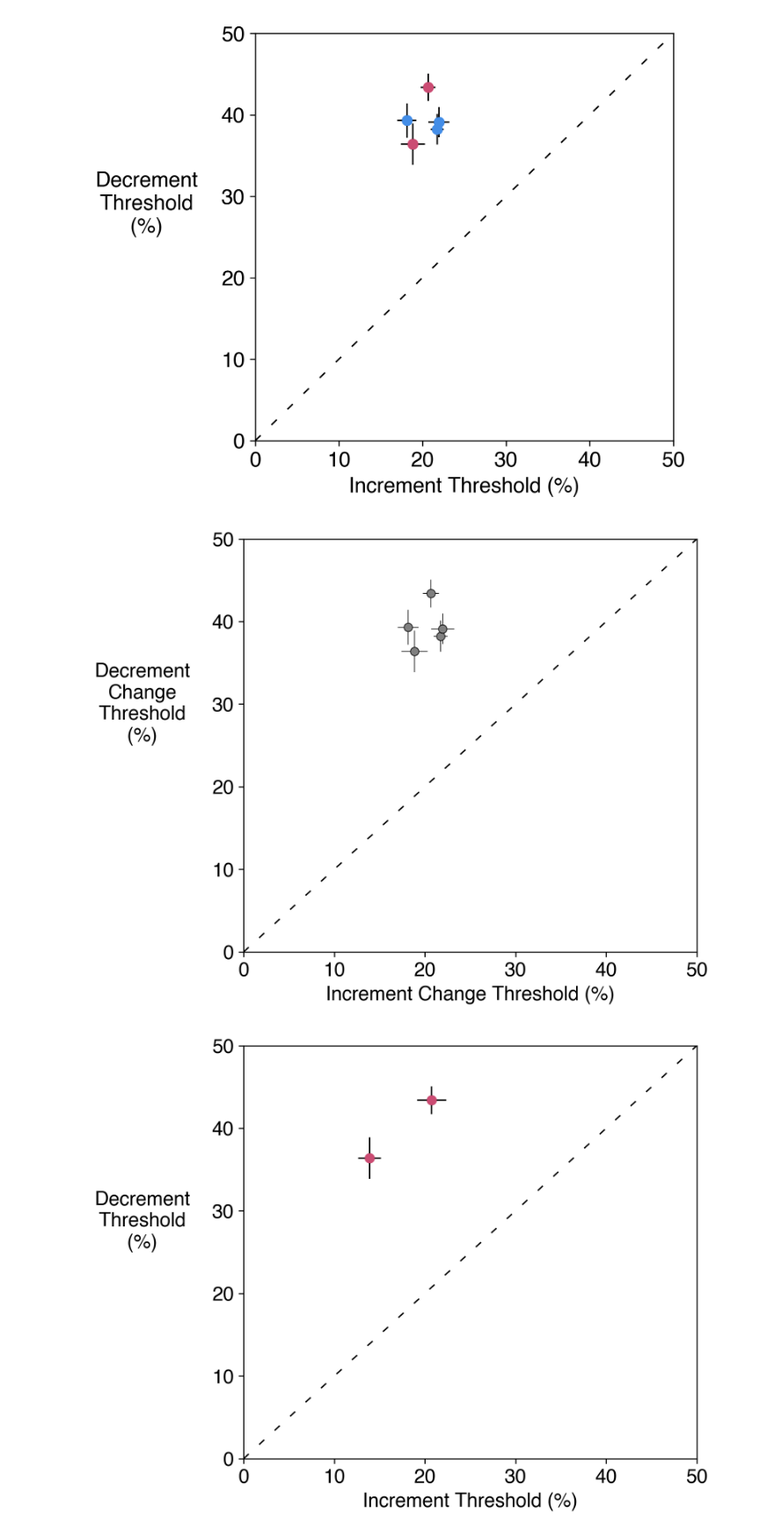
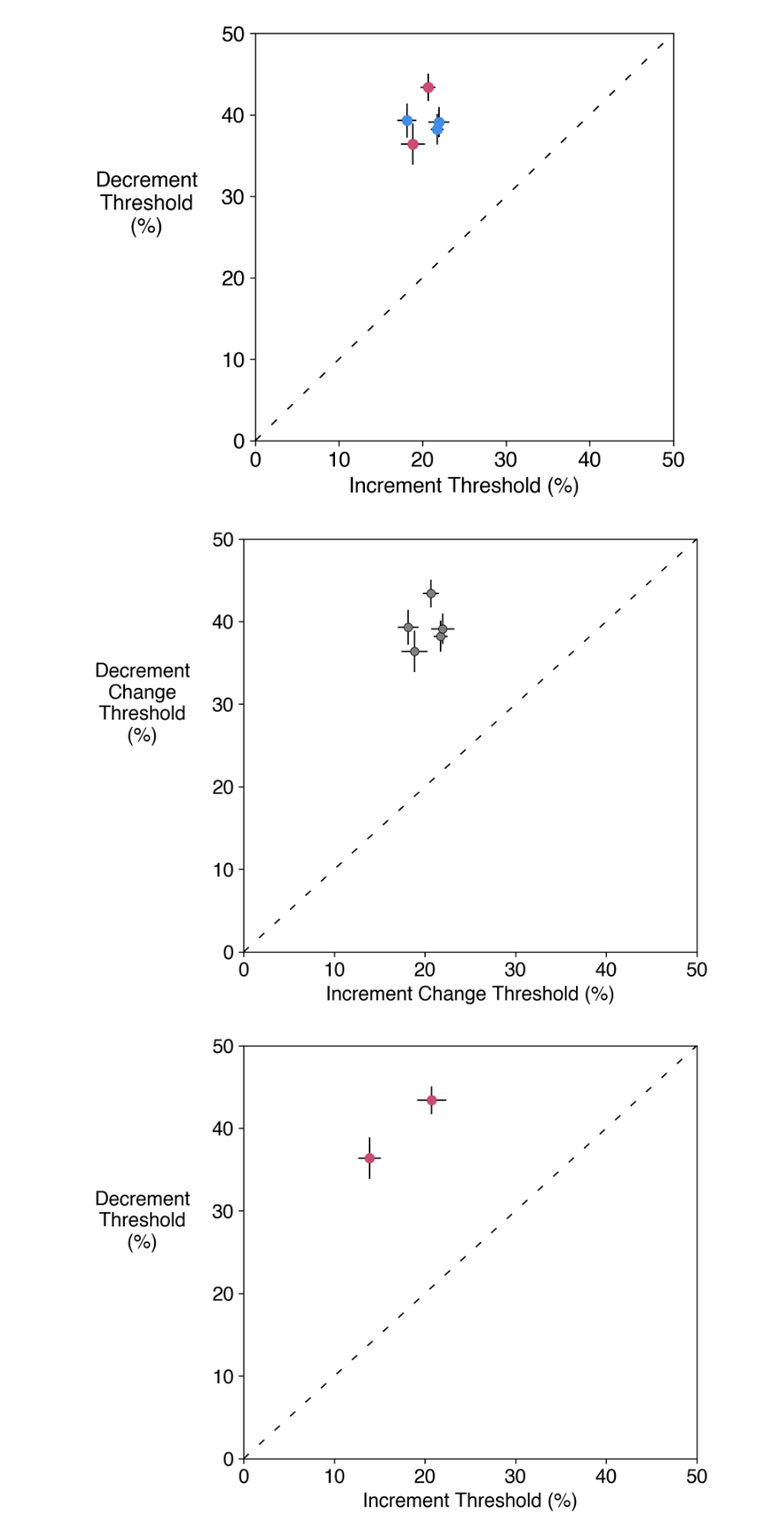
Before and after one commit to MaunsellLab/IDPsych, a Jupyter notebook: IDPsychFigures.ipynb, the cells around one changed output. Shown at 88% size. Drawn from its saved outputs; the diff is of its cells as text; code cells hidden in the pictures.

```diff
--- a/IDPsychFigures.ipynb
+++ b/IDPsychFigures.ipynb
@@ -281,7 +281,7 @@ for sj in ['201']:
     Dec = np.array([thresholdPC[se] for se in range(len(thresholdPC)) if taskMode[se] == 0])
     plt.errorbar(x = np.mean(Inc), y = np.mean(Dec), xerr = sem(Inc), yerr = sem(Dec),
                  marker = 'o', mec = 'k', mfc = 'w', markeredgewidth = 0.5,
-                 ecolor = 'k', linewidth = 0.5)
+                 ecolor = 'k', linewidth = 1)
 
 
 for sj in sjID_2[1:]:
@@ -291,7 +291,7 @@ for sj in sjID_2[1:]:
     Dec = np.array([thresholdPC[se] for se in range(len(thresholdPC)) if taskMode[se] == 0])
     plt.errorbar(x = np.mean(Inc), y = np.mean(Dec), xerr = sem(Inc), yerr = sem(Dec),
                  marker = 'o', mec = 'k', mfc = 'gray', markeredgewidth = 0.5,
-                 ecolor = 'k', linewidth = 0.5)
+                 ecolor = 'k', linewidth = 1)
 
 plt.xlim([0, 50])
 plt.ylim([0, 50])
@@ -342,29 +342,29 @@ plt.show()
 # %%
 # Scatter plot using the 33ms lifetime data
 # Gray symbols with modified axis labels
 Fig2 = plt.figure(figsize=(6.4,5), dpi = 300)
 
 for sj in sjID_4:
     taskMode = allData_4[sj]['taskMode']
     thresholdPC = allData_4[sj]['thresholdPC']
     Inc = np.array([thresholdPC[se] for se in range(len(thresholdPC)) if taskMode[se] == 1])
     Dec = np.array([thresholdPC[se] for se in range(len(thresholdPC)) if taskMode[se] == 0])
     plt.errorbar(x = np.mean(Inc), y = np.mean(Dec), xerr = sem(Inc), yerr = sem(Dec),
                  marker = 'o', mec = 'k', mfc = 'gray', markeredgewidth = 0.5,
-                 ecolor = 'k', linewidth = 0.5)
+                 ecolor = 'k', linewidth = 1)
 
 plt.xlim([0, 50])
 plt.ylim([0, 50])
 plt.plot([0, 50], [0, 50], 'k--', linewidth = 1, dashes = (5,10))
 plt.xticks(fontfamily = 'Helvetica', fontsize = 14)
 plt.yticks(fontfamily = 'Helvetica', fontsize = 14)
 plt.xlabel('Increment Change Threshold (%)', fontsize = 14, fontfamily = 'Helvetica')
 plt.ylabel('Decrement\nChange\nThreshold\n(%)', fontsize = 14, rotation = 0, fontfamily = 'Helvetica', labelpad = 50)
 Fig2.set_tight_layout(True)
 plt.show()
 Fig2.savefig('IDPsych_Fig2_tightLayout.pdf')
 # %% [output]
-[figure, old version]
+[figure, new version]
 # %%
 # Control scatter plot
 IDscatControl = plt.figure(figsize=(6.4,5), dpi = 300)
```
Also changed, not shown: parts of 1 cell of this notebook, 2 other files.
